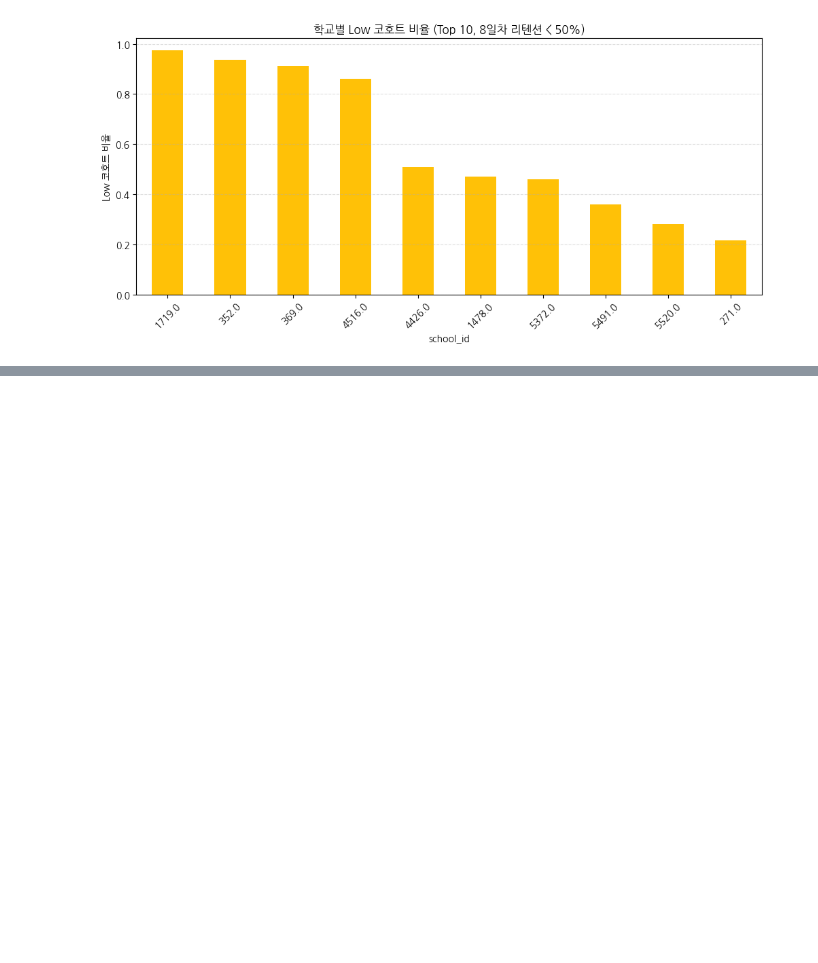
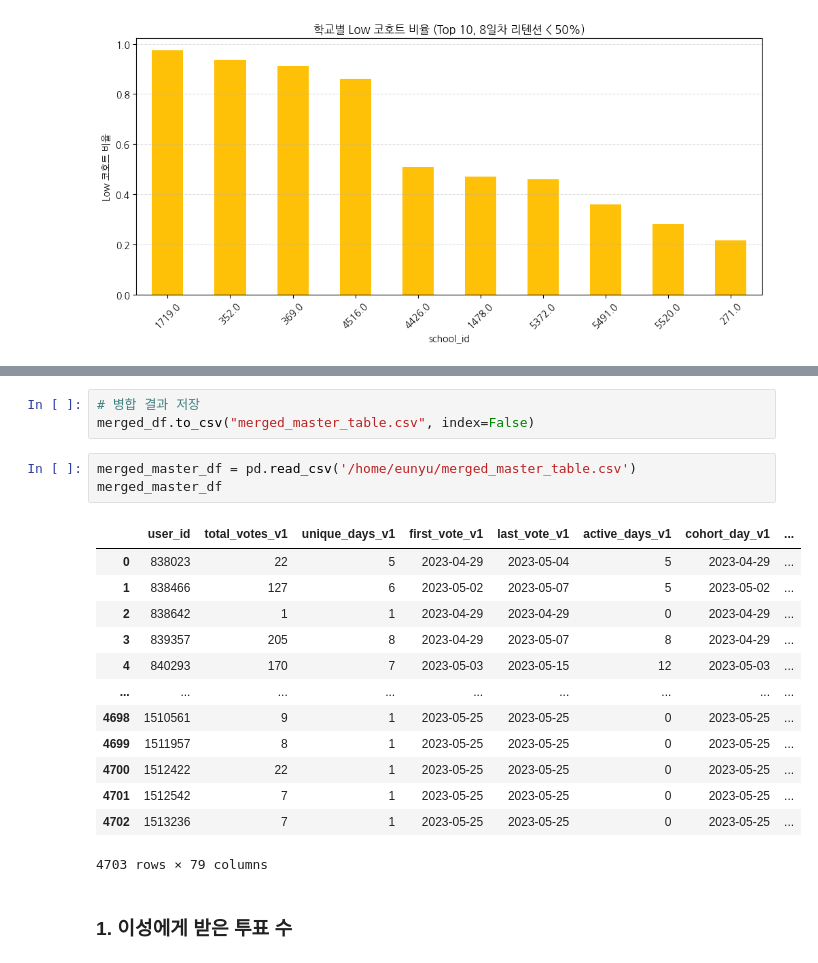
Before and after one commit to saeraniren/advanced_project, a Jupyter notebook: 최종 마스터 테이블.ipynb, the cells around one changed output, grey strips where cells are left out. Cells and saved outputs as stored; diff of their text form; blank space fills up the shorter version.

```diff
--- a/최종 마스터 테이블.ipynb
+++ b/최종 마스터 테이블.ipynb
@@ -1660,0 +1748,22 @@ plt.show()
+# %%
+# 병합 결과 저장
+merged_df.to_csv("merged_master_table.csv", index=False)
+# %%
+merged_master_df = pd.read_csv('/home/eunyu/merged_master_table.csv')
+merged_master_df
+# %% [output]
+|  | user_id | total_votes_v1 | unique_days_v1 | first_vote_v1 | last_vote_v1 | active_days_v1 | cohort_day_v1 | ... |
+| 0 | 838023 | 22 | 5 | 2023-04-29 | 2023-05-04 | 5 | 2023-04-29 | ... |
+| 1 | 838466 | 127 | 6 | 2023-05-02 | 2023-05-07 | 5 | 2023-05-02 | ... |
+| 2 | 838642 | 1 | 1 | 2023-04-29 | 2023-04-29 | 0 | 2023-04-29 | ... |
+| 3 | 839357 | 205 | 8 | 2023-04-29 | 2023-05-07 | 8 | 2023-04-29 | ... |
+| 4 | 840293 | 170 | 7 | 2023-05-03 | 2023-05-15 | 12 | 2023-05-03 | ... |
+| ... | ... | ... | ... | ... | ... | ... | ... | ... |
+| 4698 | 1510561 | 9 | 1 | 2023-05-25 | 2023-05-25 | 0 | 2023-05-25 | ... |
+| 4699 | 1511957 | 8 | 1 | 2023-05-25 | 2023-05-25 | 0 | 2023-05-25 | ... |
+| 4700 | 1512422 | 22 | 1 | 2023-05-25 | 2023-05-25 | 0 | 2023-05-25 | ... |
+| 4701 | 1512542 | 7 | 1 | 2023-05-25 | 2023-05-25 | 0 | 2023-05-25 | ... |
+| 4702 | 1513236 | 7 | 1 | 2023-05-25 | 2023-05-25 | 0 | 2023-05-25 | ... |
+4703 rows × 79 columns
+# %% [markdown]
+### 1. 이성에게 받은 투표 수
```
Also changed, not shown: parts of 22 cells of this notebook, 1 other file.
